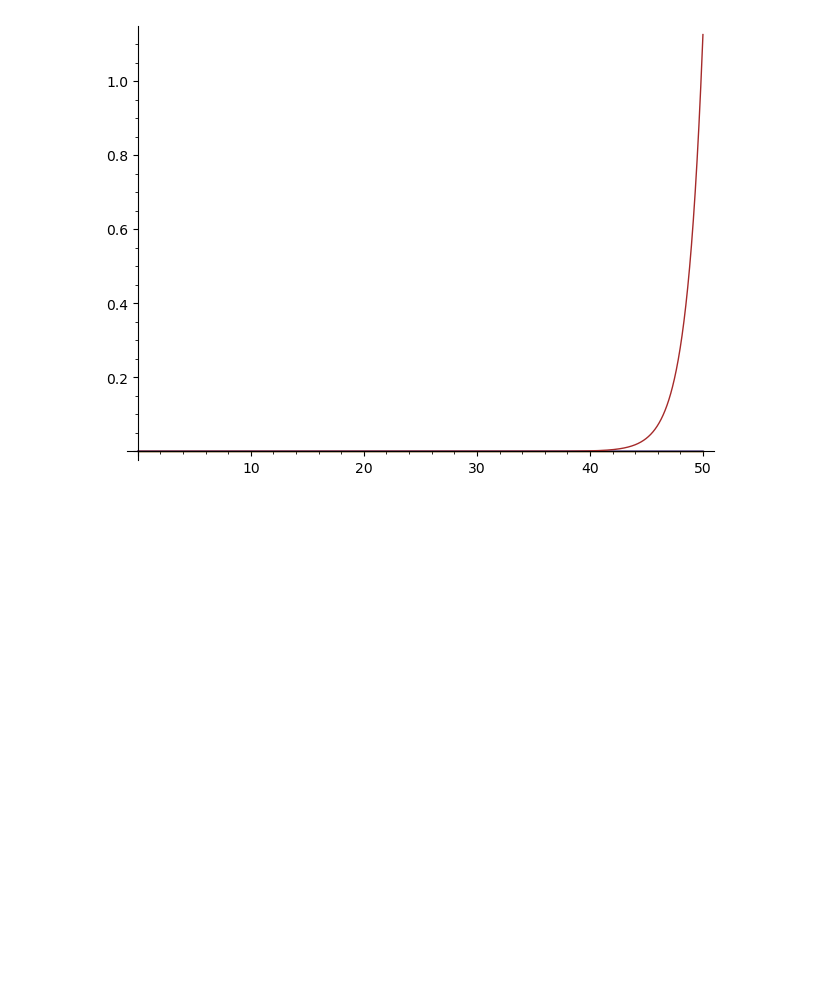
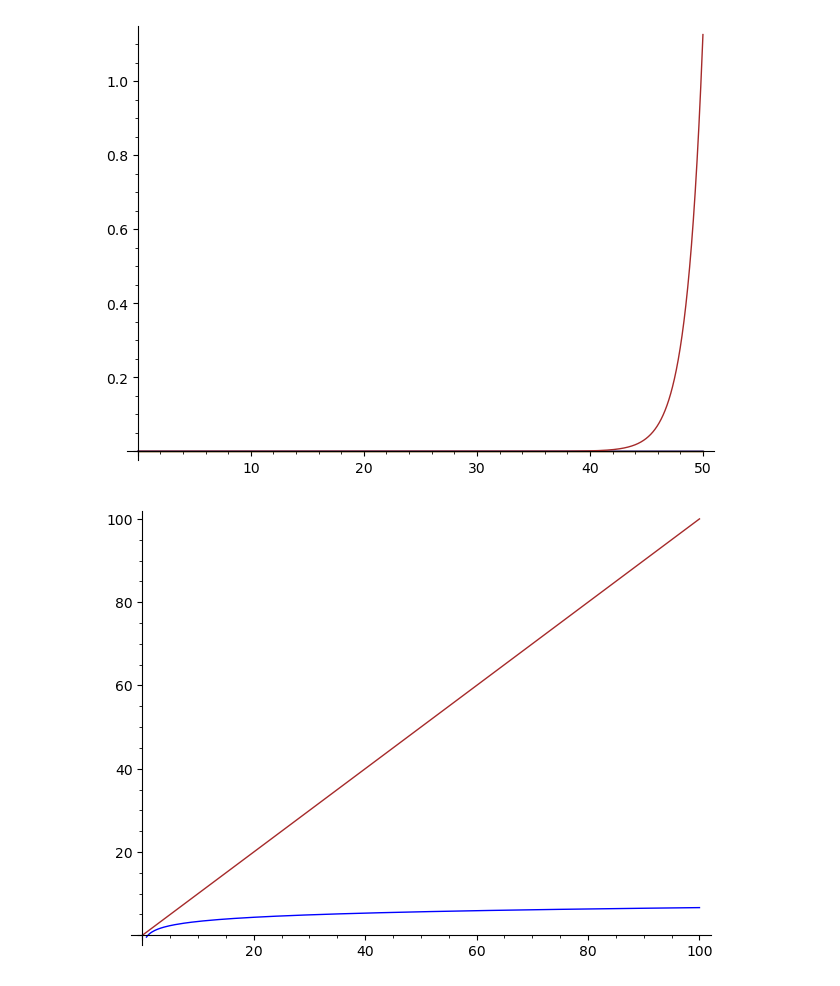
Before and after one commit to n1ko1a1/algorithms_and_datastructures, a Jupyter notebook: lecture_01/complexity.ipynb, the cells around one changed output. Saved outputs shown, nothing was run; the diff lists cells and outputs as text; code cells hidden in the pictures; blank space fills up the shorter version.

```diff
--- a/lecture_01/complexity.ipynb
+++ b/lecture_01/complexity.ipynb
@@ -34,3 +34,12 @@ ans = f_p + quad_p + lin_p + ex_p
 ans
 # %% [output]
 [figure]
+# %%
+f(n) = n
+g(n) = log(n,2)
+
+f_p = plot(f, (n,0,100), color='brown')
+g_p = plot(g, (n,0,100))
+f_p + g_p
+# %% [output]
+[figure, added]
```
Also changed, not shown: 14 other files.
